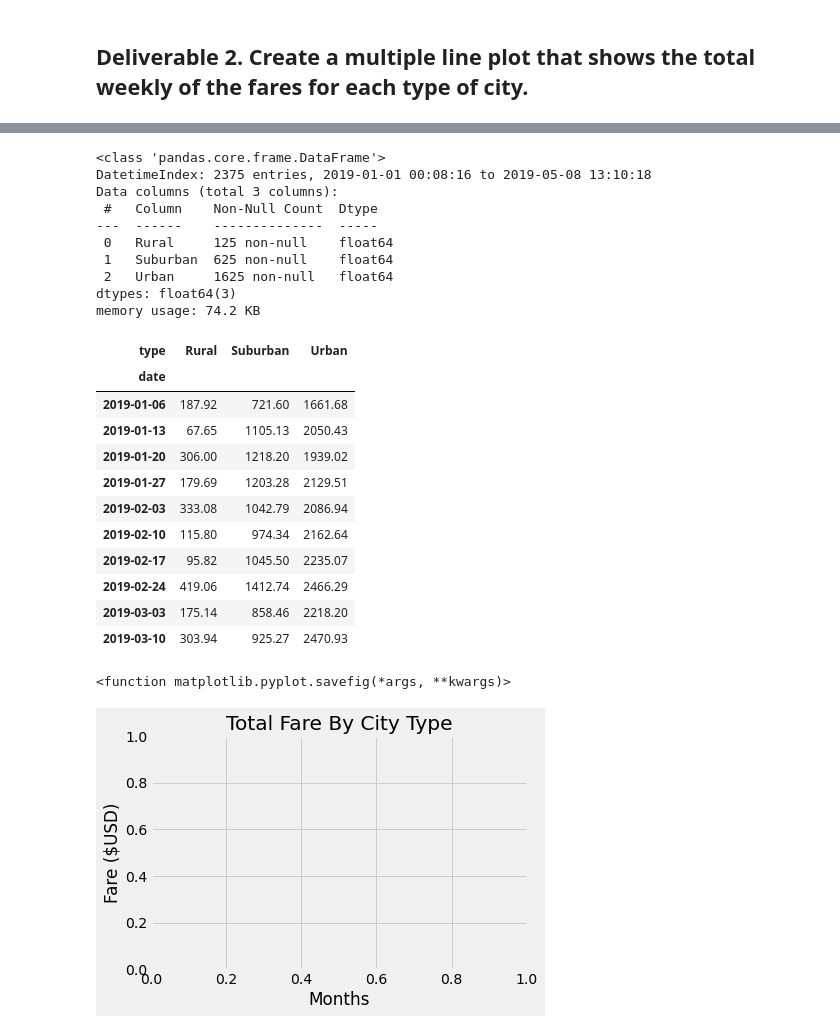
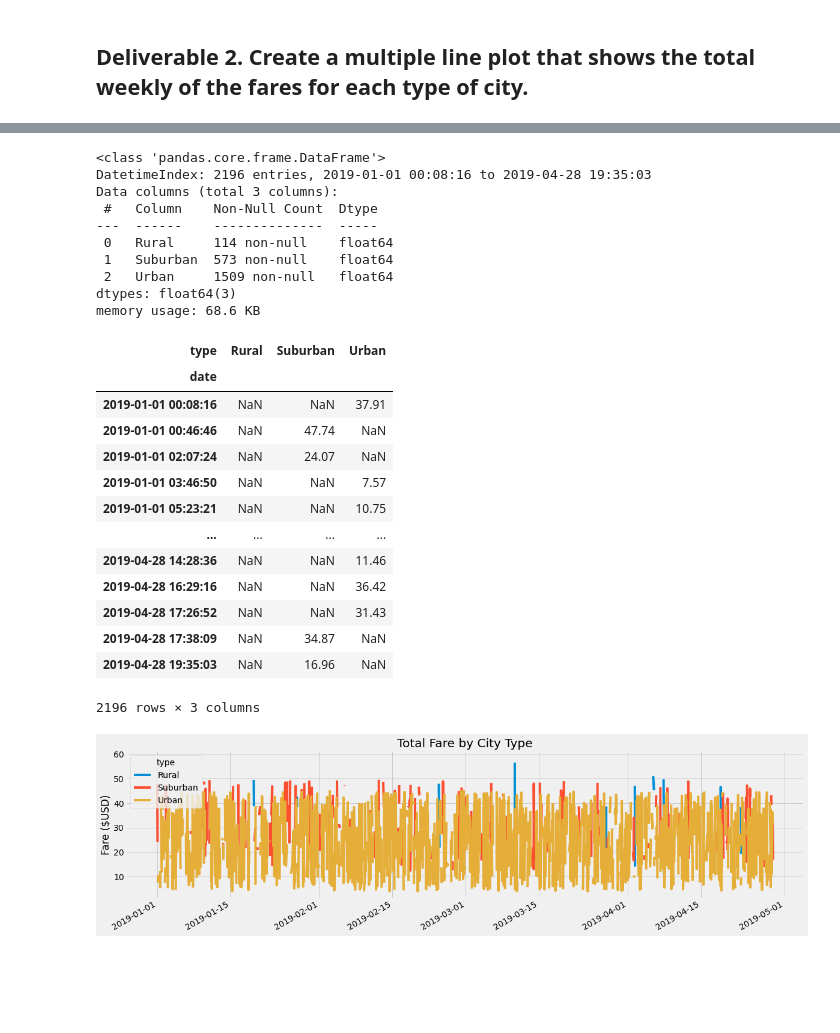
Before and after one commit to VCW2021/PyBer_Challenge.ipynb, a Jupyter notebook: PyBer_Challenge.ipynb, the cells around one changed output, grey strips where cells are left out. Cells and saved outputs as stored; diff of their text form; code cells hidden in the pictures; blank space fills up the shorter version.

```diff
--- a/PyBer_Challenge.ipynb
+++ b/PyBer_Challenge.ipynb
@@ -142,3 +144,6 @@ Name: fare, Length: 2375, dtype: float64
 # %%
 # 2. Reset the index on the DataFrame you created in #1. This is needed to use the 'pivot()' function.
 # df = df.reset_index()
+fare_by_city_date_df = fare_by_city_date_df.reset_index()
+fare_by_city_date_df.head()
+df.head()
@@ -145,8 +158,8 @@ Name: fare, Length: 2375, dtype: float64
 # %%
 # 3. Create a pivot table with the 'date' as the index, the columns ='type', and values='fare'
 # to get the total fares for each type of city by the date.
-df = pyber_data_df.pivot(index ='date',columns = 'type', values = 'fare')
-df
+fare_by_city_date_df = fare_by_city_date_df.pivot(index='date',columns='type', values='fare')
+fare_by_city_date_df.head()
 # %% [output]
 | type | Rural | Suburban | Urban |
 | date |  |  |  |
@@ -165,5 +171,5 @@ df
 # %%
 # 4. Create a new DataFrame from the pivot table DataFrame using loc on the given dates, '2019-01-01':'2019-04-29'.
-df = pivot_table.loc["2019-01-01":"2019-04-29"]
-df
+fare_dates_df = fare_by_city_date_df.loc['2019-01-01':'2019-04-29']
+fare_dates_df
 # %% [output]
@@ -171,4 +190,7 @@ NameError: name 'pivot_table' is not defined
 # %%
 # 5. Set the "date" index to datetime datatype. This is necessary to use the resample() method in Step 8.
 # df.index = pd.to_datetime(df.index)
-df.index = pd.to_datetime(df.index)
+type(fare_dates_df.index)
+
+fare_dates_df.index = pd.to_datetime(fare_dates_df.index)
+fare_dates_df.head()
@@ -190,46 +225,49 @@ DatetimeIndex(['2019-01-01 00:08:16', '2019-01-01 00:46:46',
 # %%
 # 6. Check that the datatype for the index is datetime using df.info()
-df. info()
+fare_dates_df.info()
 # %% [output]
 <class 'pandas.core.frame.DataFrame'>
-DatetimeIndex: 2375 entries, 2019-01-01 00:08:16 to 2019-05-08 13:10:18
+DatetimeIndex: 2196 entries, 2019-01-01 00:08:16 to 2019-04-28 19:35:03
 Data columns (total 3 columns):
  #   Column    Non-Null Count  Dtype
 ---  ------    --------------  -----
- 0   Rural     125 non-null    float64
- 1   Suburban  625 non-null    float64
- 2   Urban     1625 non-null   float64
+ 0   Rural     114 non-null    float64
+ 1   Suburban  573 non-null    float64
+ 2   Urban     1509 non-null   float64
 dtypes: float64(3)
-memory usage: 74.2 KB
+memory usage: 68.6 KB
 # %%
 # 7. Create a new DataFrame using the "resample()" function by week 'W' and get the sum of the fares for each week.
-df = df.resample('W').sum()
-df.head(10)
+are_dates_df = fare_dates_df.resample('W').sum()
+fare_dates_df
 # %% [output]
 | type | Rural | Suburban | Urban |
 | date |  |  |  |
-| 2019-01-06 | 187.92 | 721.60 | 1661.68 |
-| 2019-01-13 | 67.65 | 1105.13 | 2050.43 |
-| 2019-01-20 | 306.00 | 1218.20 | 1939.02 |
-| 2019-01-27 | 179.69 | 1203.28 | 2129.51 |
-| 2019-02-03 | 333.08 | 1042.79 | 2086.94 |
-| 2019-02-10 | 115.80 | 974.34 | 2162.64 |
-| 2019-02-17 | 95.82 | 1045.50 | 2235.07 |
-| 2019-02-24 | 419.06 | 1412.74 | 2466.29 |
-| 2019-03-03 | 175.14 | 858.46 | 2218.20 |
-| 2019-03-10 | 303.94 | 925.27 | 2470.93 |
+| 2019-01-01 00:08:16 | NaN | NaN | 37.91 |
+| 2019-01-01 00:46:46 | NaN | 47.74 | NaN |
+| 2019-01-01 02:07:24 | NaN | 24.07 | NaN |
+| 2019-01-01 03:46:50 | NaN | NaN | 7.57 |
+| 2019-01-01 05:23:21 | NaN | NaN | 10.75 |
+| ... | ... | ... | ... |
+| 2019-04-28 14:28:36 | NaN | NaN | 11.46 |
+| 2019-04-28 16:29:16 | NaN | NaN | 36.42 |
+| 2019-04-28 17:26:52 | NaN | NaN | 31.43 |
+| 2019-04-28 17:38:09 | NaN | 34.87 | NaN |
+| 2019-04-28 19:35:03 | NaN | 16.96 | NaN |
+2196 rows × 3 columns
 # %%
 # 8. Using the object-oriented interface method, plot the resample DataFrame using the df.plot() function.
-df
+
 # Import the style from Matplotlib.
 from matplotlib import style
 # Use the graph style fivethirtyeight.
-df = plt.style.use('fivethirtyeight')
-df = plt.title("Total Fare By City Type")
-df = plt.ylabel("Fare ($USD)")
-df = plt.xlabel("Months")
+style.use('fivethirtyeight')
 
-plt.savefig
+
+fare_dates_df.plot(figsize=(18,5),)
+plt.xlabel('')
+plt.ylabel('Fare ($USD)')
+plt.title('Total Fare by City Type')
+plt.savefig('analysis/Pyber_fare_summary.png');
 # %% [output]
-<function matplotlib.pyplot.savefig(*args, **kwargs)>
-[figure, old version]
+[figure, new version]
```
Also changed, not shown: parts of 7 cells of this notebook.
